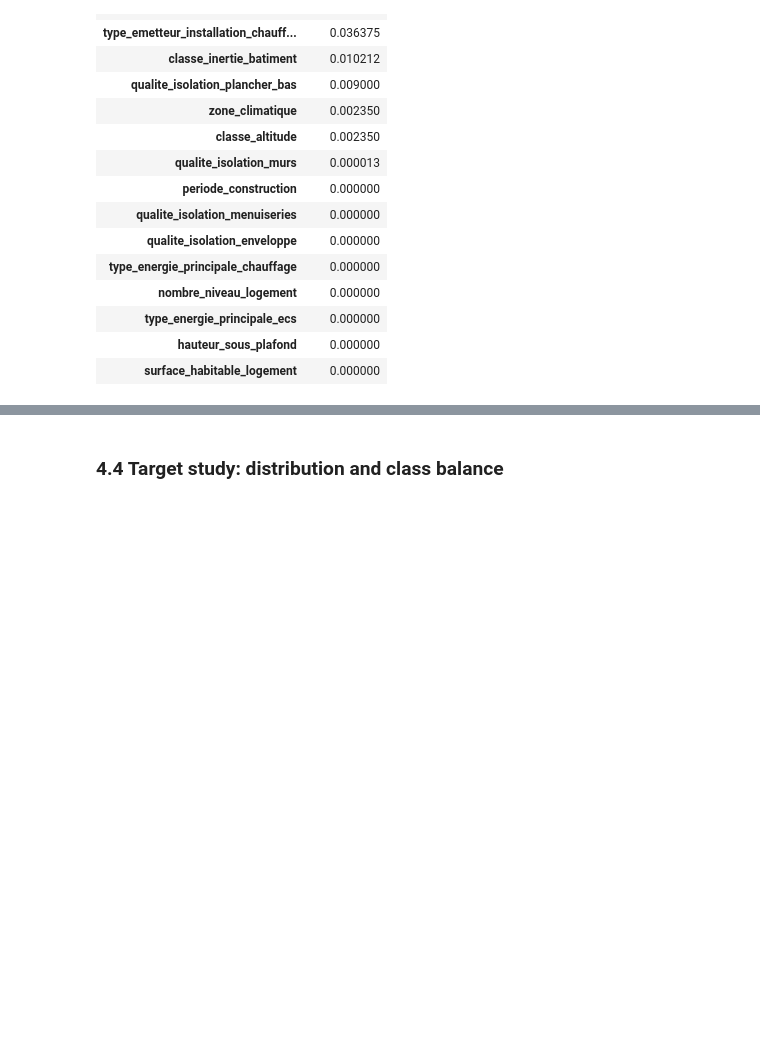
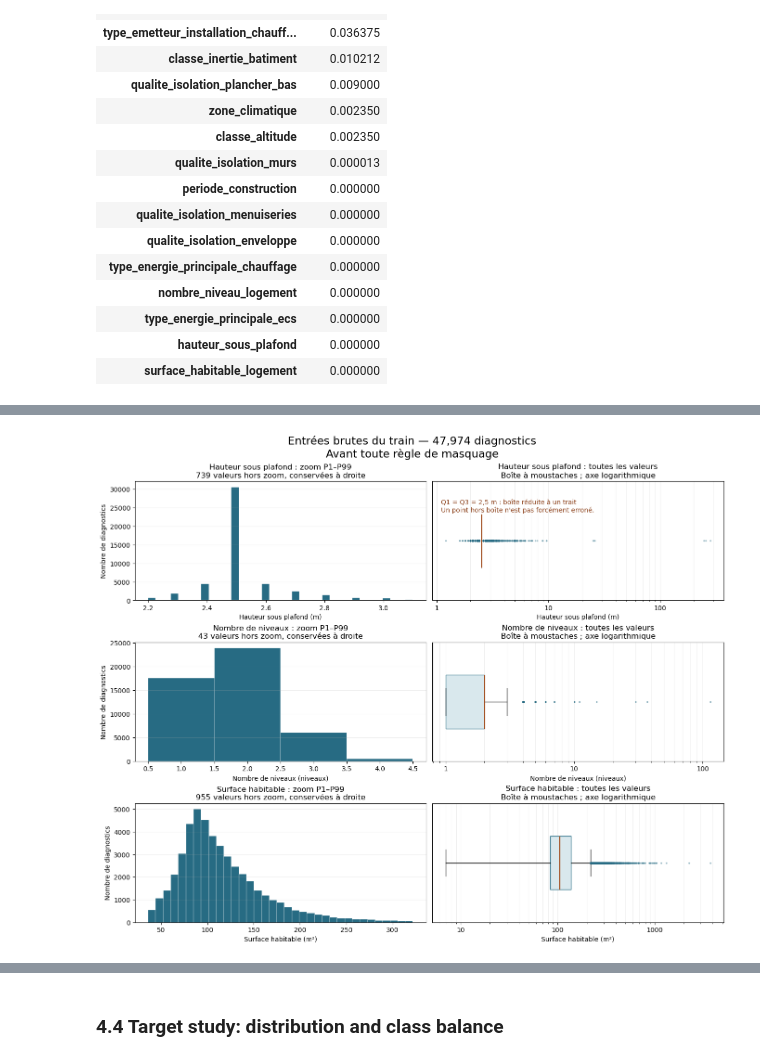
Before and after one commit to Yannisloum63/dpe-house-energy-prediction, a Jupyter notebook: notebook.ipynb, the cells around one changed output, grey strips where cells are left out. Cells and saved outputs as stored; diff of their text form; code cells hidden in the pictures; blank space fills up the shorter version.

Commit message:
Ajouter l'analyse graphique du train brut avant le traitement dans Colab

```diff
--- a/notebook.ipynb
+++ b/notebook.ipynb
@@ -214,0 +166,30 @@ Les 5 valeurs les plus élevées : conso_5_usages_par_m2_ep
+# %%
+import io
+import hashlib
+import importlib.util
+from pathlib import Path
+
+AUDIT_VERSION = "7f75336b420c5c96ca12615a85fb32bf3526664f"
+AUDIT_URL = (
+    "https://raw.githubusercontent.com/"
+    f"Yannisloum63/dpe-house-energy-prediction/{AUDIT_VERSION}"
+)
+response = requests.get(AUDIT_URL + "/data/splits/assignments.csv.gz", timeout=60)
+response.raise_for_status()
+assert hashlib.sha256(response.content).hexdigest() == "40fa6f625ff9351348211dfc89bcb49a32fa919b402fc095475e9f623cdf1b97"
+assignments = pd.read_csv(io.BytesIO(response.content), compression="gzip", dtype="string")
+assert assignments.numero_dpe.is_unique and df.numero_dpe.is_unique
+assert set(assignments.numero_dpe) == set(df.numero_dpe)
+train_ids = assignments.loc[assignments["split"].eq("train"), "numero_dpe"]
+df_train_raw = df.set_index("numero_dpe", drop=False).loc[train_ids].reset_index(drop=True).copy()
+assert len(df_train_raw) == 47974
+
+response = requests.get(AUDIT_URL + "/scripts/inspect_outliers.py", timeout=60)
+response.raise_for_status()
+assert hashlib.sha256(response.content).hexdigest() == "e1a2d2f856bd857b542b1faf7b6280345f2e61594da09c067a0849adaaaa6fb0"
+audit_path = Path("inspect_outliers_shared.py")
+audit_path.write_bytes(response.content)
+spec = importlib.util.spec_from_file_location("inspect_outliers_shared", audit_path)
+outlier_audit = importlib.util.module_from_spec(spec)
+spec.loader.exec_module(outlier_audit)
+print("Train brut : ", df_train_raw.shape, "— aucune valeur modifiée.")
@@ -214,0 +212,5 @@ Les 5 valeurs les plus élevées : conso_5_usages_par_m2_ep
+# %%
+fig = outlier_audit.distribution_figure(df_train_raw)
+plt.show()
+# %% [output]
+[figure, added]
```
Also changed, not shown: parts of 20 cells of this notebook.
